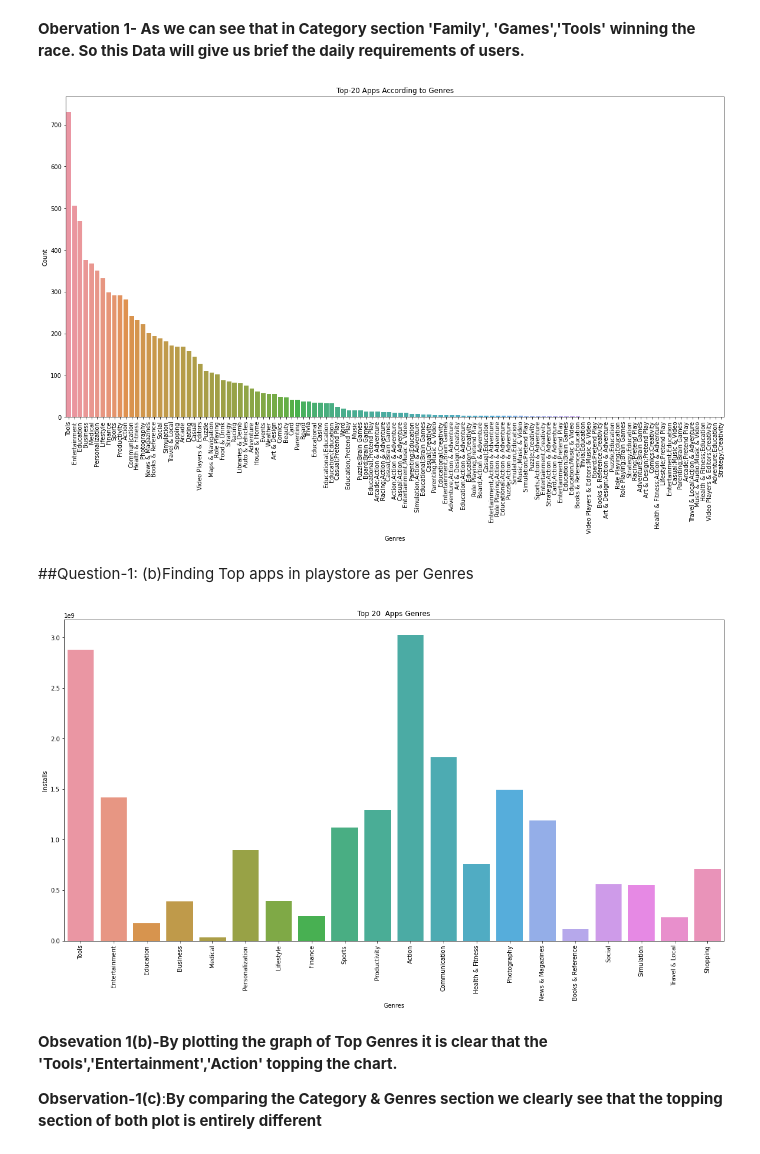
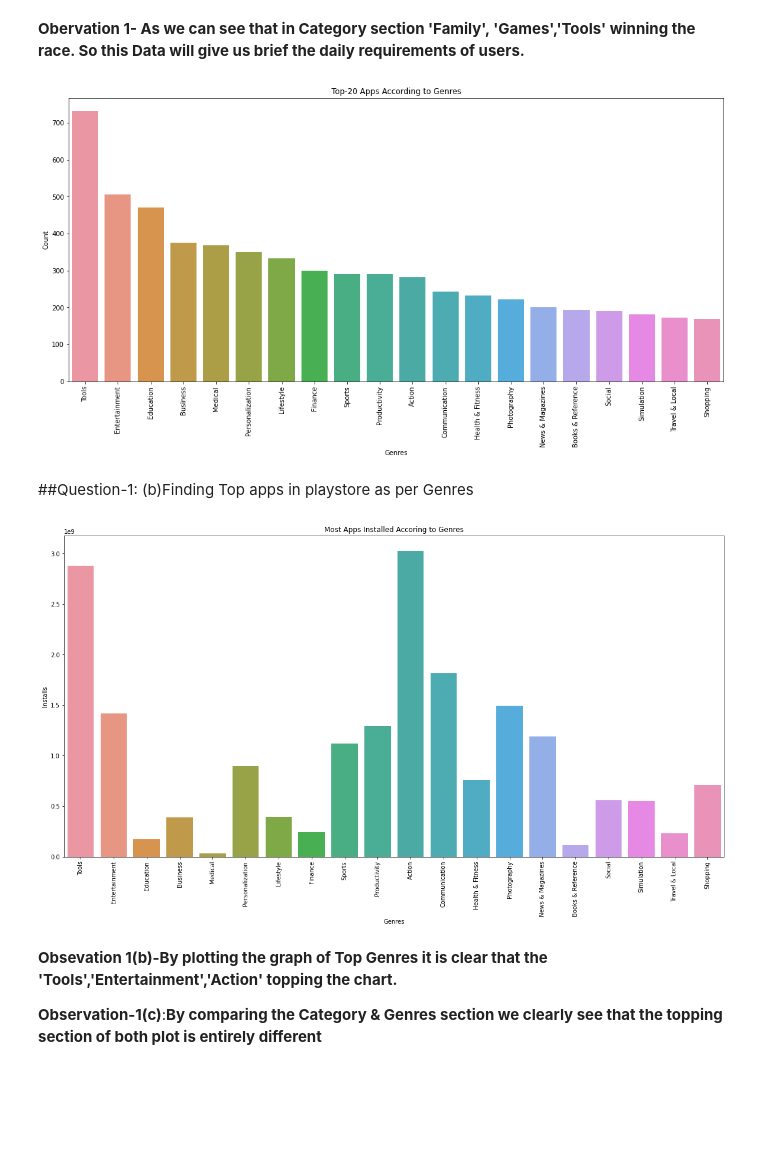
Before and after one commit to iotaminus1/Playstore-and-User-Review-Data-Analysis, a Jupyter notebook: Play_Store_App_Review_Analysis_Capstone_Project.ipynb, the cells around one changed output. Cells and saved outputs as stored; diff of their text form; code cells hidden in the pictures; blank space fills up the shorter version.

```diff
--- a/Play_Store_App_Review_Analysis_Capstone_Project.ipynb
+++ b/Play_Store_App_Review_Analysis_Capstone_Project.ipynb
@@ -466,17 +466,17 @@ top_genres = df_ps_data.Genres.value_counts().reset_index().rename(columns={'Gen
 genres_installs = df_ps_data.groupby(['Genres'])[['Installs']].sum()
 # %%
 top_genres_installs = pd.merge(top_genres, genres_installs, on='Genres')
-top_20_genres_installs = top_genres_installs
+top_20_genres_installs = top_genres_installs.head(20)
 # %%
-plt.figure(figsize=(20,10))
+plt.figure(figsize=(18,8))
 plt.xticks(rotation=90)
 plt.xlabel("Genres")
 plt.ylabel("Number of Application")
 plt.title("Top-20 Apps According to Genres")
 sns.barplot(top_20_genres_installs.Genres,  top_20_genres_installs.Count)
 plt.show()
 # %% [output]
-[figure, old version]
+[figure, new version]
 # %% [markdown]
 ##Question-1: (b)Finding Top apps in playstore as per Genres
 # %%
@@ -488,7 +488,7 @@ plt.title("Most Apps Installed Accoring to Genres")
 sns.barplot(top_20_genres_installs.Genres,  top_20_genres_installs.Installs)
 plt.show()
 # %% [output]
-[figure, old version]
+[figure, new version]
 # %% [markdown]
 **Obsevation 1(b)-By plotting the graph of Top Genres it is clear that the 'Tools','Entertainment','Action' topping the chart.**
 
```
Also changed, not shown: parts of 1 cell of this notebook.
